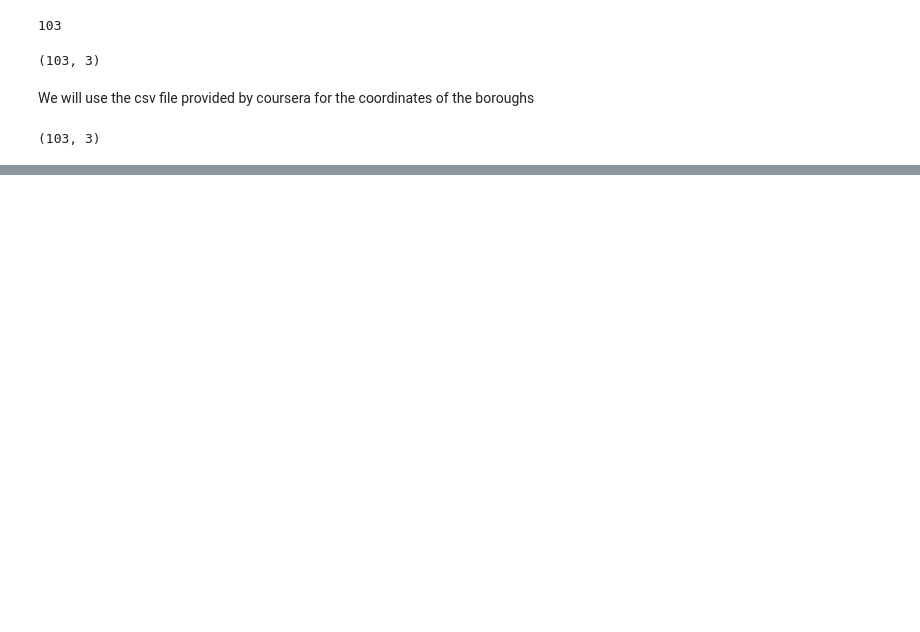
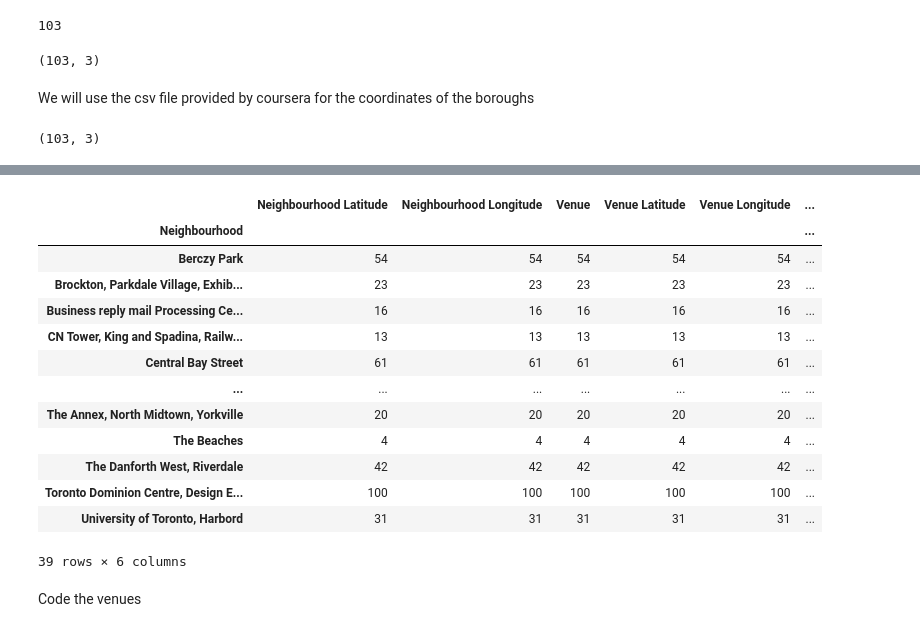
Before and after one commit to Enell261/Coursera_Capstone, a Jupyter notebook: clustering_Toronto.ipynb, the cells around one changed output, grey strips where cells are left out. Drawn from its saved outputs; the diff is of its cells as text; code cells hidden in the pictures; blank space fills up the shorter version.

```diff
--- a/clustering_Toronto.ipynb
+++ b/clustering_Toronto.ipynb
@@ -106,0 +221,12 @@ df_toronto
+# %%
+# function that extracts the category of the venue
+def get_category_type(row):
+    try:
+        categories_list = row['categories']
+    except:
+        categories_list = row['venue.categories']
+
+    if len(categories_list) == 0:
+        return None
+    else:
+        return categories_list[0]['name']
@@ -106,0 +327,20 @@ df_toronto
+# %%
+# Check the number of venues per neighbourhood
+toronto_venues.groupby('Neighbourhood').count()
+# %% [output]
+|  | Neighbourhood Latitude | Neighbourhood Longitude | Venue | Venue Latitude | Venue Longitude | ... |
+| Neighbourhood |  |  |  |  |  | ... |
+| Berczy Park | 54 | 54 | 54 | 54 | 54 | ... |
+| Brockton, Parkdale Village, Exhib... | 23 | 23 | 23 | 23 | 23 | ... |
+| Business reply mail Processing Ce... | 16 | 16 | 16 | 16 | 16 | ... |
+| CN Tower, King and Spadina, Railw... | 13 | 13 | 13 | 13 | 13 | ... |
+| Central Bay Street | 61 | 61 | 61 | 61 | 61 | ... |
+| ... | ... | ... | ... | ... | ... | ... |
+| The Annex, North Midtown, Yorkville | 20 | 20 | 20 | 20 | 20 | ... |
+| The Beaches | 4 | 4 | 4 | 4 | 4 | ... |
+| The Danforth West, Riverdale | 42 | 42 | 42 | 42 | 42 | ... |
+| Toronto Dominion Centre, Design E... | 100 | 100 | 100 | 100 | 100 | ... |
+| University of Toronto, Harbord | 31 | 31 | 31 | 31 | 31 | ... |
+39 rows × 6 columns
+# %% [markdown]
+Code the venues
```
Also changed, not shown: parts of 45 cells of this notebook.
